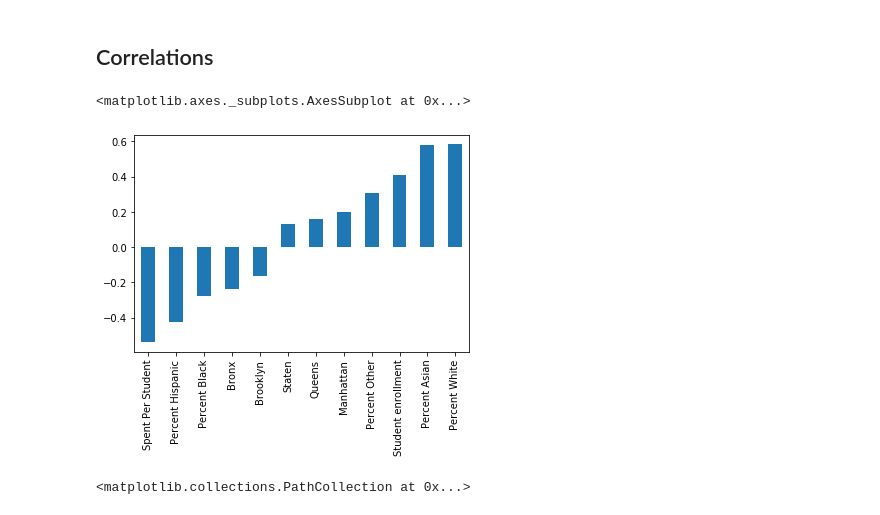
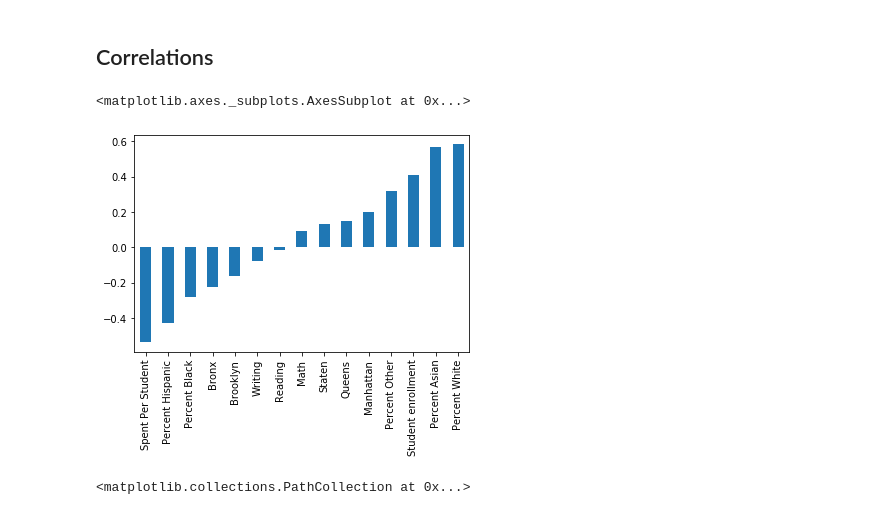
Before and after one commit to JordyKieto/NYC-SAT-Scores-Server, a Jupyter notebook: notebooks/Regression_Notebook.ipynb, the cells around one changed output. Drawn from its saved outputs; the diff is of its cells as text; code cells hidden in the pictures.

Commit message:
Corrected data sat score feature extraction, and retrained model

```diff
--- a/notebooks/Regression_Notebook.ipynb
+++ b/notebooks/Regression_Notebook.ipynb
@@ -65,10 +65,12 @@ def extract_features(df):
     df = df.join(new_cols)
     return df
 
-df.apply(extract_sat, axis=1)
-new_df = pd.concat(new_rows, axis=1)
-new_df = new_df.transpose()
-new_df = extract_features(new_df).drop_duplicates()
+def set_sat(df):
+    df.apply(extract_sat, axis=1)
+    new_df = pd.concat(new_rows, axis=1).transpose().reset_index(drop=True).drop_duplicates()
+    return extract_features(new_df).drop_duplicates()
+
+new_df = set_sat(df)
 new_df.head()
 # %% [output]
 |  | Percent Black | Percent White | Percent Asian | Percent Hispanic | Percent Other | Manhattan | Staten | ... |
@@ -84,11 +86,11 @@ new_df.head()
 # %%
 # new_df["SAT SCORE"]
 for col in new_df.columns:
     new_df[col] = new_df[col].astype("float")
-new_df.corr()["SAT SCORE"].sort_values().drop(labels=['SAT SCORE', 'Reading', 'Writing', 'Math']).plot(kind="bar")
+new_df.corr()["SAT SCORE"].sort_values().drop(labels=['SAT SCORE']).plot(kind="bar")
 # %% [output]
 <matplotlib.axes._subplots.AxesSubplot at 0x...>
-[figure, old version]
+[figure, new version]
 # %%
 plt.scatter(df['Percent Asian'], df['Average Score (SAT Math)'])
 # %% [output]
```
Also changed, not shown: parts of 3 cells of this notebook, 1 other file.
